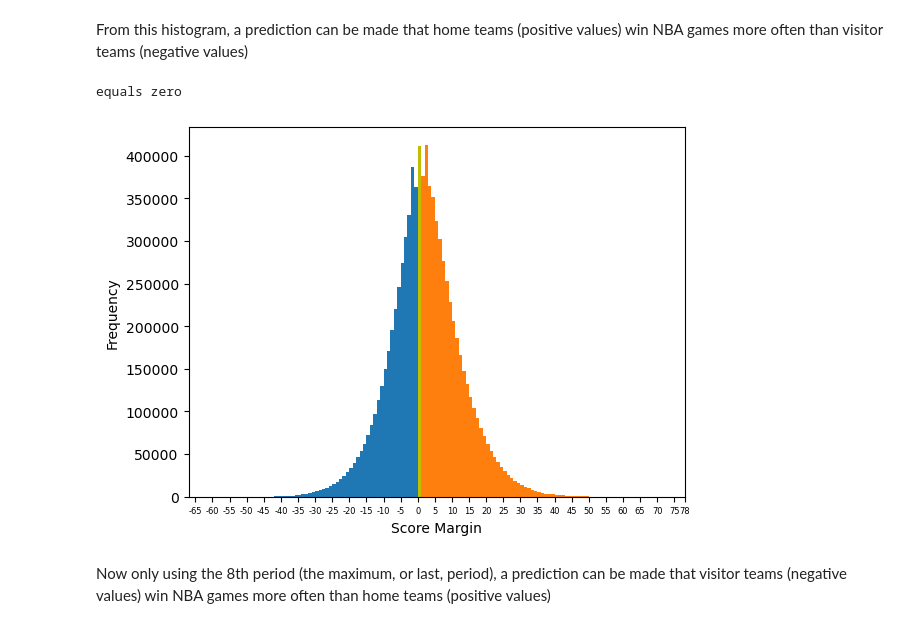
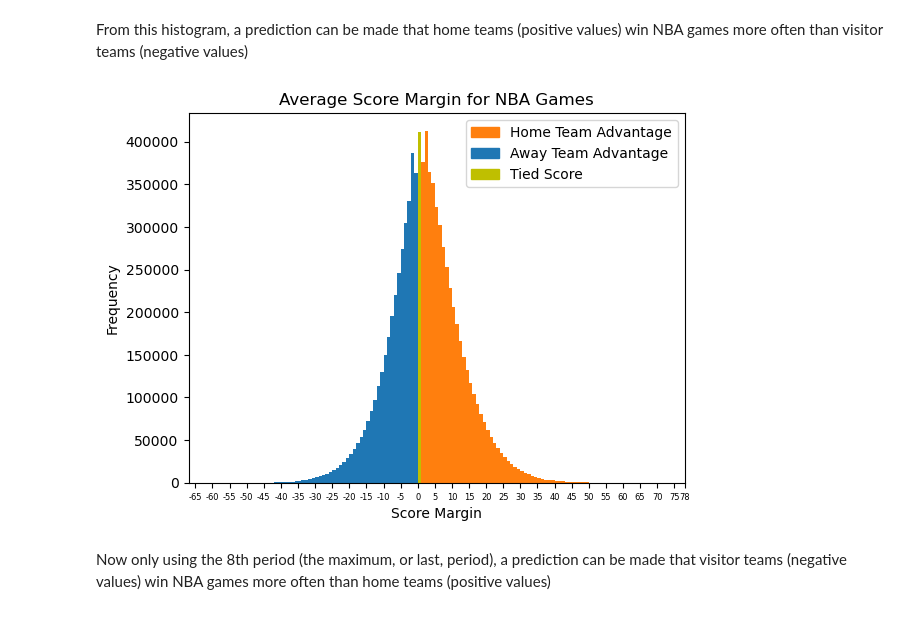
Before and after one commit to mustafaradheyyan/Revisiting-Pep-II, a Jupyter notebook: working_notebooks/eda_nba.ipynb, the cells around one changed output. Drawn from its saved outputs; the diff is of its cells as text; code cells hidden in the pictures.

Commit message:
Added more to score margin vizes

```diff
--- a/working_notebooks/eda_nba.ipynb
+++ b/working_notebooks/eda_nba.ipynb
@@ -395,2 +404,29 @@ dtype: object
+# %%
+def bins_labels(bins, **kwargs):
+    bin_w = mirrored(max(abs(min(bins)), abs(max(bins))), 5)
+    plt.xticks(bin_w, bin_w, **kwargs)
+    plt.xlim(bins.min(), bins.max())
+# %%
+def plot_scoremargin_histogram(scoremargin_series: pd.Series, title="Average Score Margin for NBA Games"):
+    n_bins = abs(scoremargin_series.max() - scoremargin_series.min())
+
+    _, _, bars = plt.hist(nba_df_copy['scoremargin'], bins=(n_bins), color="C0")
+
+    for bar in bars:
+        if bar.get_x() > 0:
+            bar.set_facecolor("C1")
+        elif bar.get_x() == 0:
+            bar.set_facecolor("y")
+    plt.xlabel("Score Margin")
+    plt.ylabel("Frequency")
+    plt.title(title)
+    bins_labels(scoremargin_series.astype(int), fontsize=6)
+
+    orange_patch = mpatches.Patch(color='C1', label='Home Team Advantage')
+    blue_patch = mpatches.Patch(color='C0', label='Away Team Advantage')
+    yellow_patch = mpatches.Patch(color='y', label='Tied Score')
+
+    plt.legend(handles=[orange_patch, blue_patch, yellow_patch])
+    plt.show()
 # %% [markdown]
 From this histogram, a prediction can be made that home teams (positive values) win NBA games more often than visitor teams (negative values)
@@ -414,22 +433,7 @@ def bins_labels(bins, **kwargs):
-# %%
-n_bins = int((nba_df_copy[['scoremargin']].max() - nba_df_copy[['scoremargin']].min()).iloc[0])
-
-_, _, bars = plt.hist(nba_df_copy[['scoremargin']], bins=(n_bins), color="C0")
-
-for bar in bars:
-    if bar.get_x() > 0:
-        bar.set_facecolor("C1")
-    elif bar.get_x() == 0:
-        print('equals zero')
-        bar.set_facecolor("y")
-plt.xlabel("Score Margin")
-plt.ylabel("Frequency")
-# plt.axvline(x=0, linestyle='--',linewidth=1, color='grey')
-bins_labels(nba_df_copy['scoremargin'].astype(int), fontsize=6)
-plt.show()
-# %% [output]
-equals zero
-[figure, removed]
+# %%
+plot_scoremargin_histogram(nba_df_copy['scoremargin'], title="Average Score Margin for NBA Games")
+# %% [output]
+[figure, added]
 # %% [markdown]
 Now only using the 8th period (the maximum, or last, period), a prediction can be made that visitor teams (negative values) win NBA games more often than home teams (positive values)
 # %%
```
Also changed, not shown: parts of 6 cells of this notebook.
